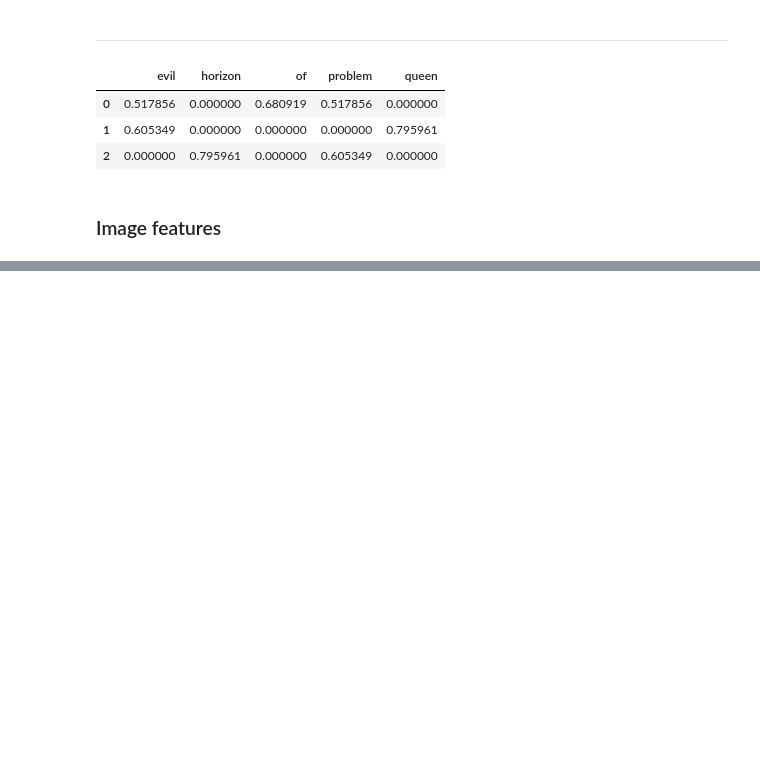
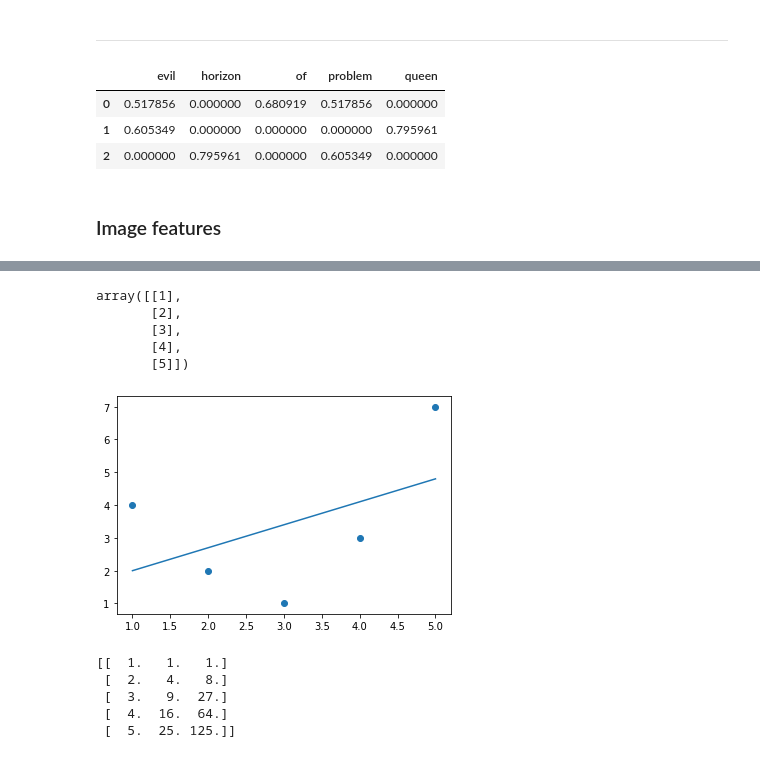
Before and after one commit to richdayandnight/data-science-notebook, a Jupyter notebook: python-data-science-handbook/Chapter 5 Machine Learning_Feature Engineering.ipynb, the cells around one changed output, grey strips where cells are left out. Drawn from its saved outputs; the diff is of its cells as text; code cells hidden in the pictures; blank space fills up the shorter version.

```diff
--- a/python-data-science-handbook/Chapter 5 Machine Learning_Feature Engineering.ipynb
+++ b/python-data-science-handbook/Chapter 5 Machine Learning_Feature Engineering.ipynb
@@ -132,0 +145,29 @@ pd.DataFrame(X.toarray(), columns=vec.get_feature_names())
+# %%
+X = x[:, np.newaxis]
+X
+# %% [output]
+array([[1],
+       [2],
+       [3],
+       [4],
+       [5]])
+# %%
+from sklearn.linear_model import LinearRegression
+model = LinearRegression().fit(X, y)
+yfit = model.predict(X)
+plt.scatter(x, y)
+plt.plot(x, yfit); # A poor straight-line fit
+# %% [output]
+[figure, added]
+# %%
+# add polynomial features to the data this way
+from sklearn.preprocessing import PolynomialFeatures
+poly = PolynomialFeatures(degree=3, include_bias=False)
+X2 = poly.fit_transform(X)
+print(X2)
+# %% [output]
+[[  1.   1.   1.]
+ [  2.   4.   8.]
+ [  3.   9.  27.]
+ [  4.  16.  64.]
+ [  5.  25. 125.]]
```
Also changed, not shown: parts of 10 cells of this notebook.
